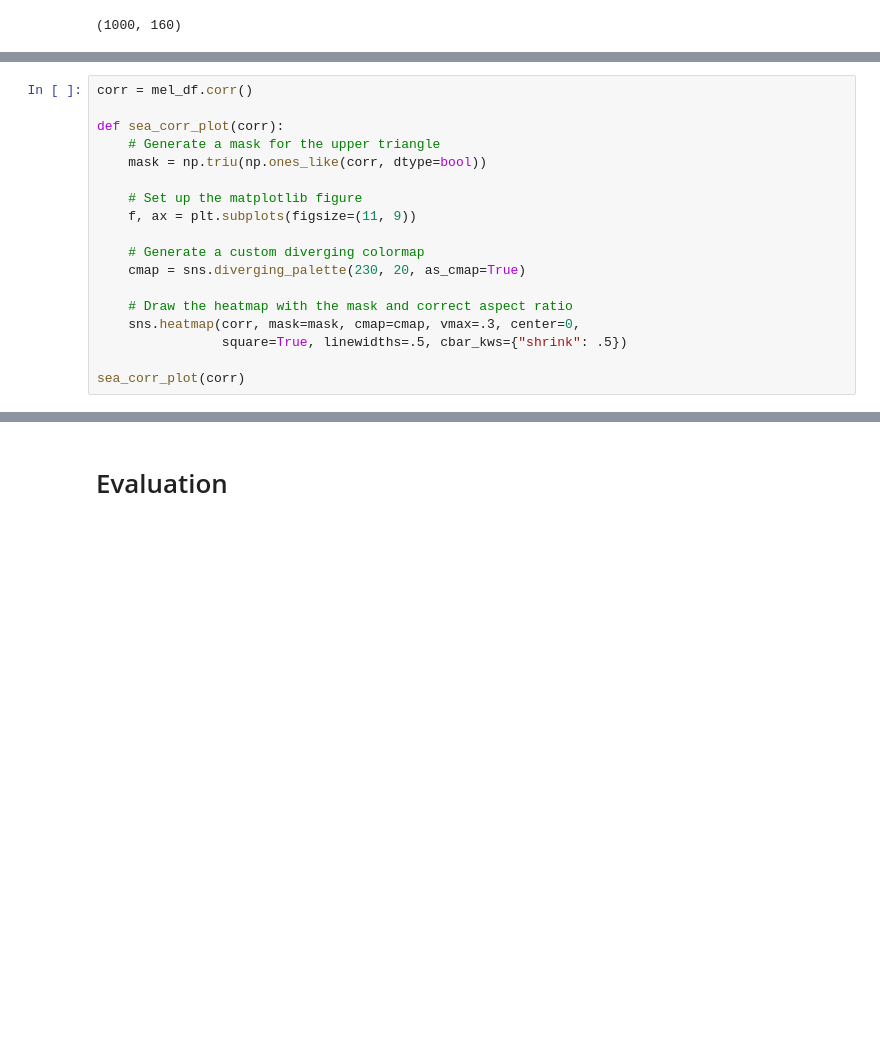
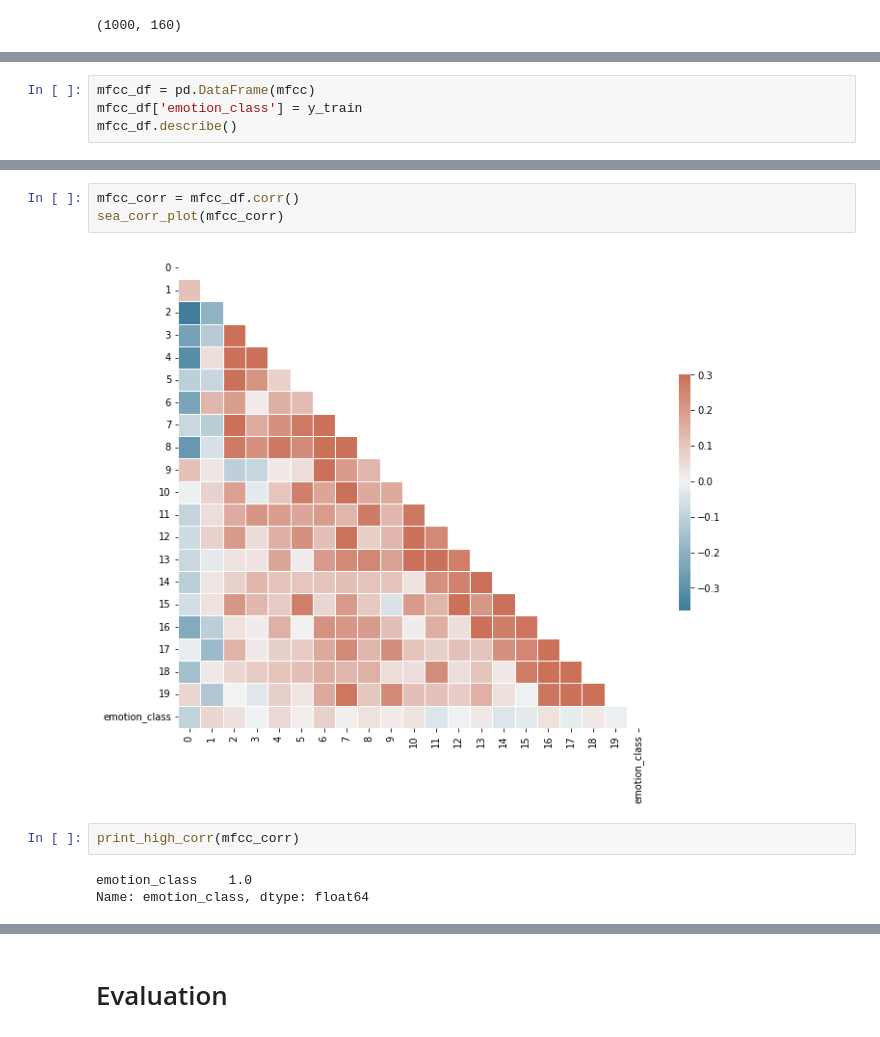
Before and after one commit to ryanjmccall/sb_ml_eng_capstone, a Jupyter notebook: capstone/poc/MELD_POC.ipynb, the cells around one changed output, grey strips where cells are left out. Saved outputs shown, nothing was run; the diff lists cells and outputs as text; blank space fills up the shorter version.

```diff
--- a/capstone/poc/MELD_POC.ipynb
+++ b/capstone/poc/MELD_POC.ipynb
@@ -813,18 +779,0 @@ mel_df.describe()
-# %%
-corr = mel_df.corr()
-
-def sea_corr_plot(corr):
-    # Generate a mask for the upper triangle
-    mask = np.triu(np.ones_like(corr, dtype=bool))
-
-    # Set up the matplotlib figure
-    f, ax = plt.subplots(figsize=(11, 9))
-
-    # Generate a custom diverging colormap
-    cmap = sns.diverging_palette(230, 20, as_cmap=True)
-
-    # Draw the heatmap with the mask and correct aspect ratio
-    sns.heatmap(corr, mask=mask, cmap=cmap, vmax=.3, center=0,
-                square=True, linewidths=.5, cbar_kws={"shrink": .5})
-
-sea_corr_plot(corr)
@@ -884,0 +892,4 @@ for c in range(2, 21, 2):
+# %%
+mfcc_df = pd.DataFrame(mfcc)
+mfcc_df['emotion_class'] = y_train
+mfcc_df.describe()
@@ -884,0 +907,10 @@ for c in range(2, 21, 2):
+# %%
+mfcc_corr = mfcc_df.corr()
+sea_corr_plot(mfcc_corr)
+# %% [output]
+[figure, added]
+# %%
+print_high_corr(mfcc_corr)
+# %% [output]
+emotion_class    1.0
+Name: emotion_class, dtype: float64
```
Also changed, not shown: parts of 49 cells of this notebook.
